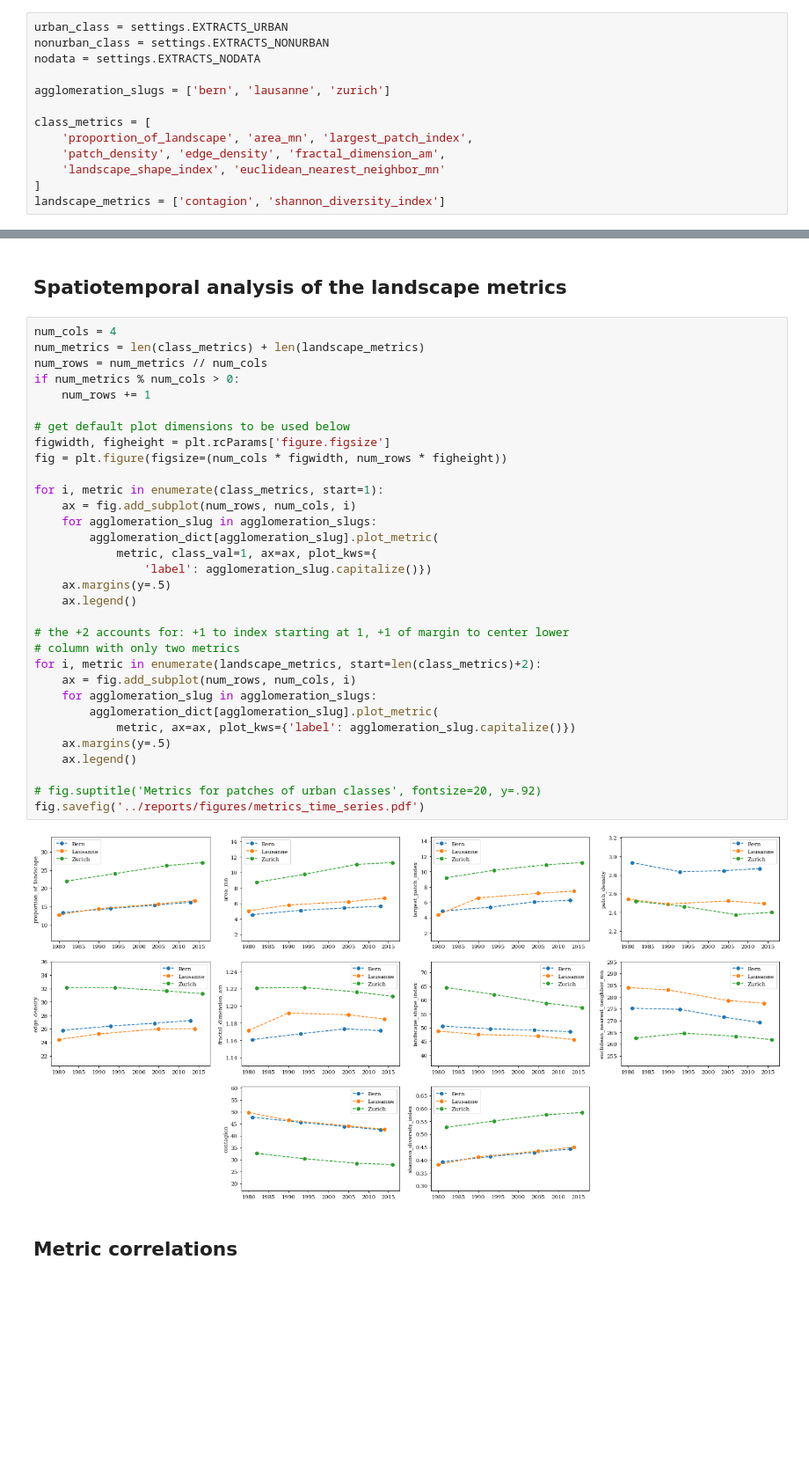
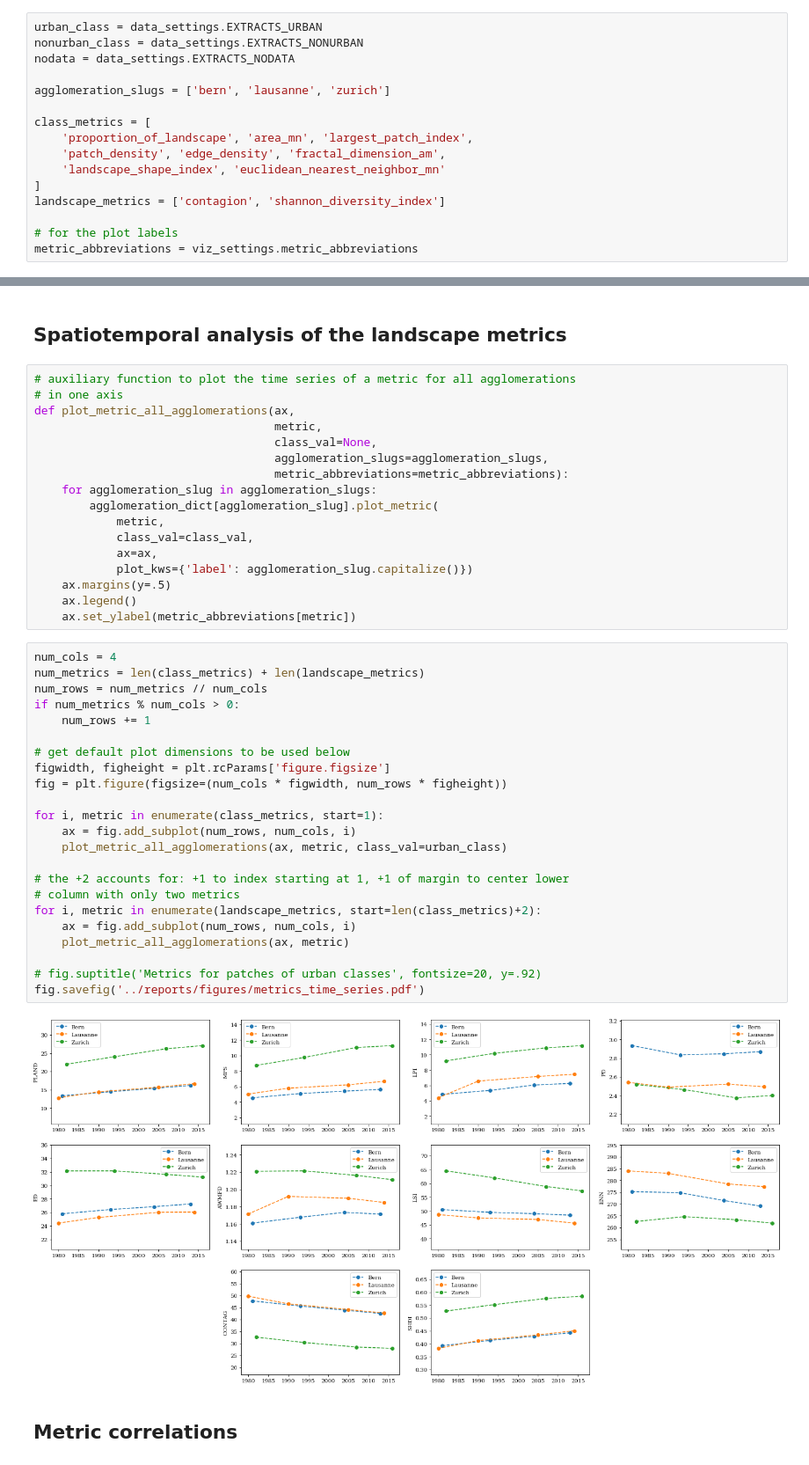
Before and after one commit to martibosch/swiss-urbanization, a Jupyter notebook: notebooks/metrics_time_series.ipynb, the cells around one changed output, grey strips where cells are left out. Shown at 88% size. Cells and saved outputs as stored; diff of their text form; blank space fills up the shorter version.

Commit message:
metrics time series fig with metric abbrev as ylabel

```diff
--- a/notebooks/metrics_time_series.ipynb
+++ b/notebooks/metrics_time_series.ipynb
@@ -8,7 +9,7 @@ from swiss_urbanization.data import settings
 # %%
-urban_class = settings.EXTRACTS_URBAN
-nonurban_class = settings.EXTRACTS_NONURBAN
-nodata = settings.EXTRACTS_NODATA
+urban_class = data_settings.EXTRACTS_URBAN
+nonurban_class = data_settings.EXTRACTS_NONURBAN
+nodata = data_settings.EXTRACTS_NODATA
 
 agglomeration_slugs = ['bern', 'lausanne', 'zurich']
 
@@ -18,6 +19,9 @@ class_metrics = [
     'landscape_shape_index', 'euclidean_nearest_neighbor_mn'
 ]
 landscape_metrics = ['contagion', 'shannon_diversity_index']
+
+# for the plot labels
+metric_abbreviations = viz_settings.metric_abbreviations
 # %%
 agglomeration_dict = {}
 for agglomeration_slug in agglomeration_slugs:
@@ -38,40 +42,48 @@ for agglomeration_slug in agglomeration_slugs:
         landscapes, dates=dates)
 # %% [markdown]
 ## Spatiotemporal analysis of the landscape metrics
+# %%
+# auxiliary function to plot the time series of a metric for all agglomerations
+# in one axis
+def plot_metric_all_agglomerations(ax,
+                                   metric,
+                                   class_val=None,
+                                   agglomeration_slugs=agglomeration_slugs,
+                                   metric_abbreviations=metric_abbreviations):
+    for agglomeration_slug in agglomeration_slugs:
+        agglomeration_dict[agglomeration_slug].plot_metric(
+            metric,
+            class_val=class_val,
+            ax=ax,
+            plot_kws={'label': agglomeration_slug.capitalize()})
+    ax.margins(y=.5)
+    ax.legend()
+    ax.set_ylabel(metric_abbreviations[metric])
 # %%
 num_cols = 4
 num_metrics = len(class_metrics) + len(landscape_metrics)
 num_rows = num_metrics // num_cols
 if num_metrics % num_cols > 0:
     num_rows += 1
 
 # get default plot dimensions to be used below
 figwidth, figheight = plt.rcParams['figure.figsize']
 fig = plt.figure(figsize=(num_cols * figwidth, num_rows * figheight))
 
 for i, metric in enumerate(class_metrics, start=1):
     ax = fig.add_subplot(num_rows, num_cols, i)
-    for agglomeration_slug in agglomeration_slugs:
-        agglomeration_dict[agglomeration_slug].plot_metric(
-            metric, class_val=1, ax=ax, plot_kws={
-                'label': agglomeration_slug.capitalize()})
-    ax.margins(y=.5)
-    ax.legend()
+    plot_metric_all_agglomerations(ax, metric, class_val=urban_class)
 
 # the +2 accounts for: +1 to index starting at 1, +1 of margin to center lower
 # column with only two metrics
 for i, metric in enumerate(landscape_metrics, start=len(class_metrics)+2):
     ax = fig.add_subplot(num_rows, num_cols, i)
-    for agglomeration_slug in agglomeration_slugs:
-        agglomeration_dict[agglomeration_slug].plot_metric(
-            metric, ax=ax, plot_kws={'label': agglomeration_slug.capitalize()})
-    ax.margins(y=.5)
-    ax.legend()
+    plot_metric_all_agglomerations(ax, metric)
 
 # fig.suptitle('Metrics for patches of urban classes', fontsize=20, y=.92)
 fig.savefig('../reports/figures/metrics_time_series.pdf')
 # %% [output]
-[figure, old version]
+[figure, new version]
 # %% [markdown]
 ## Metric correlations
 # %%
```
Also changed, not shown: parts of 1 cell of this notebook, 1 other file.
